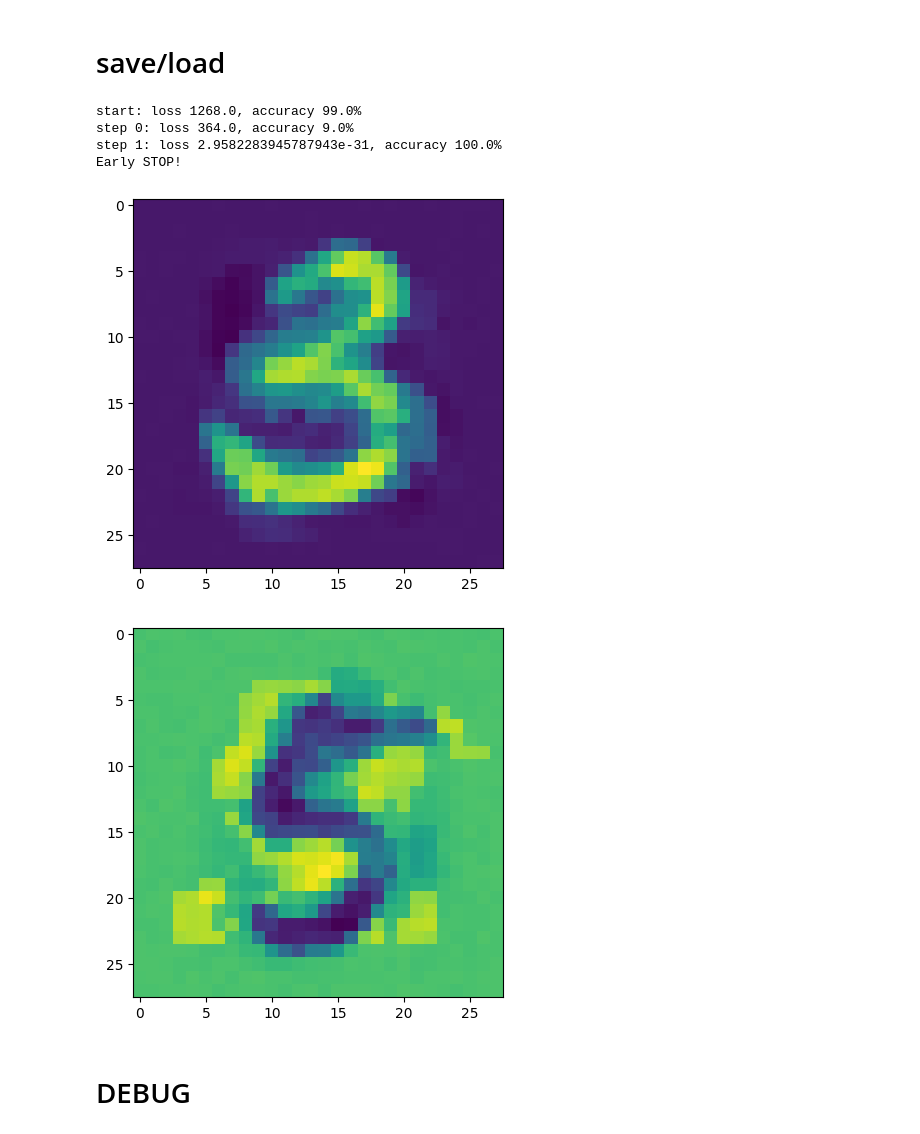
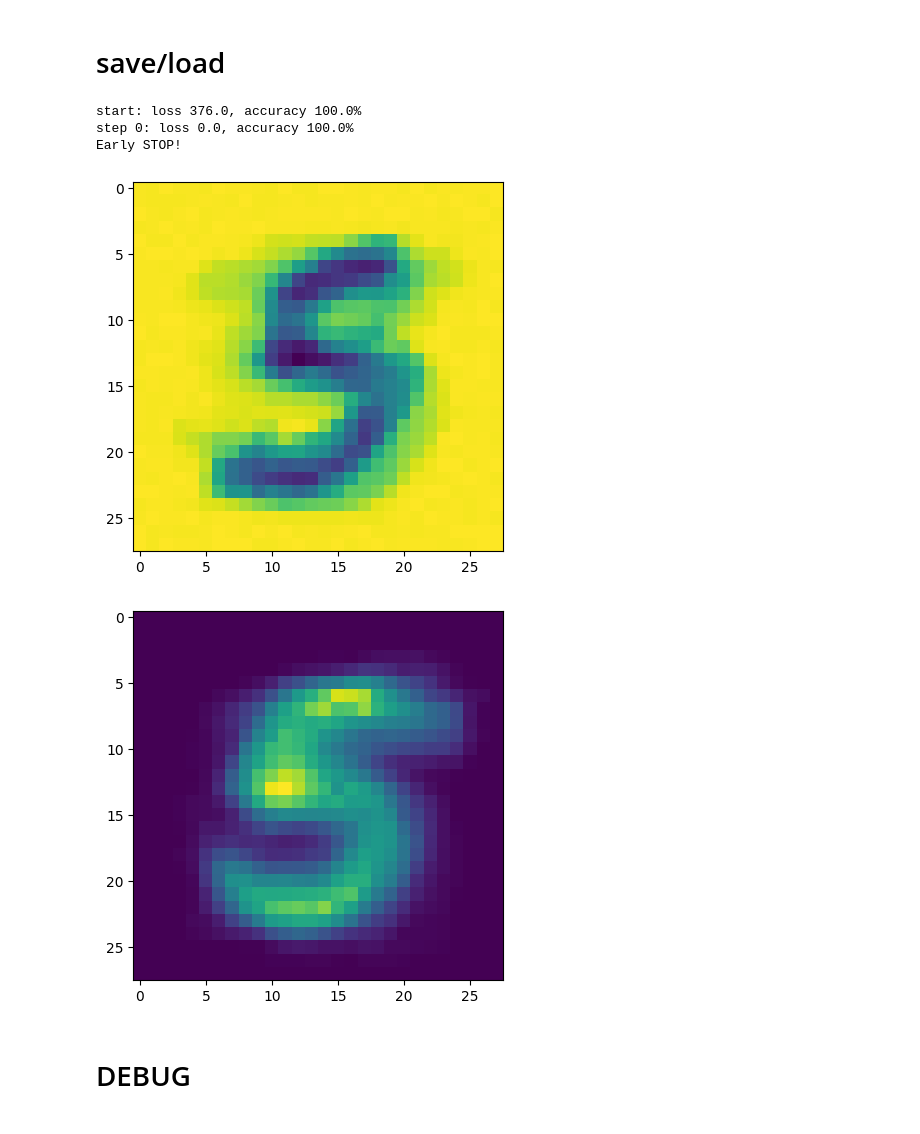
Before and after one commit to AndreyE/micrograd, a Jupyter notebook: mnist.ipynb, the cells around one changed output. Drawn from its saved outputs; the diff is of its cells as text; code cells hidden in the pictures.

```diff
--- a/mnist.ipynb
+++ b/mnist.ipynb
@@ -191,7 +191,7 @@ def fit(model, X, Y_oh, oh_decoder, iterations, q=0.75, esat=1e-9):
 
 
 
-def get_model_for(classes, batch, iterations, model=None, esat=1e-9):
+def get_model_for(classes, batch, iterations, model=None, q=0.75, esat=1e-9):
     X, Y = batch
 
     oh_encoder, oh_decoder = oh_encode(classes)
@@ -210,30 +210,30 @@ def get_model_for(classes, batch, iterations, model=None, esat=1e-9):
             lr=1.0
         )
 
-    # frozen_positives = [n for c, n in enumerate(load_neurons(POSITIVE_NEURONS)) if c in classes]
-    # model.layers[0].neurons = frozen_positives + model.layers[0].neurons[:-len(frozen_positives)]
+    frozen_positives = [n for c, n in enumerate(load_neurons(POSITIVE_NEURONS)) if c in classes]
+    model.layers[0].neurons = model.layers[0].neurons + frozen_positives
 
-    total_loss, acc = fit(model, X, Y_oh, oh_decoder, iterations, esat=esat)
+    total_loss, acc = fit(model, X, Y_oh, oh_decoder, iterations, esat=esat, q=q)
 
     return model, total_loss, acc
 # %%
-SELECTED_CLASSES = [0, 1, 2, 3, 4, 5]
+SELECTED_CLASSES = [3, 5]
 ITERATIONS = 10
 BATCH_SIZE = 100
-BATCH = X, Y = select_batch(X_train, Y_train, SELECTED_CLASSES, BATCH_SIZE)
+BATCH = select_batch(X_train, Y_train, SELECTED_CLASSES, BATCH_SIZE)
+X, Y = BATCH
 
-model, total_loss, accuracy = get_model_for(SELECTED_CLASSES, BATCH, ITERATIONS)
-draw_neuron(model, -1)
+model, total_loss, accuracy = get_model_for(SELECTED_CLASSES, BATCH, ITERATIONS, q=1.0)
+draw_neuron(model, 0)
 # %% [output]
-start: loss 1268.0, accuracy 99.0%
-step 0: loss 364.0, accuracy 9.0%
-step 1: loss 2.9582283945787943e-31, accuracy 100.0%
+start: loss 376.0, accuracy 100.0%
+step 0: loss 0.0, accuracy 100.0%
 Early STOP!
-[figure, old version]
+[figure, new version]
 # %%
-draw_neuron(model, 5)
+draw_neuron(model, 2)
 # %% [output]
-[figure, old version]
+[figure, new version]
 # %% [markdown]
 # DEBUG
 # %%
```
Also changed, not shown: parts of 1 cell of this notebook, 2 other files.
